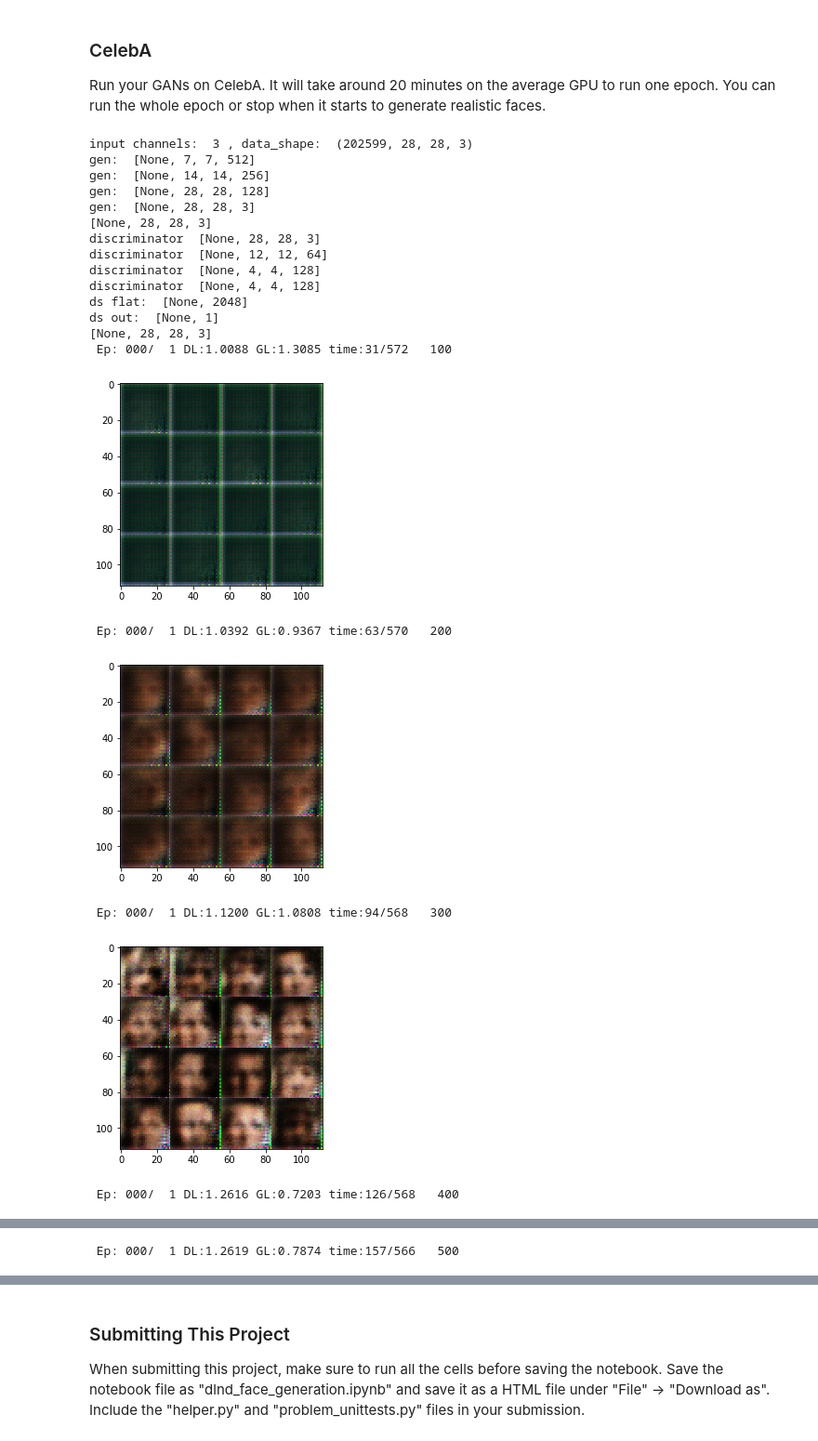
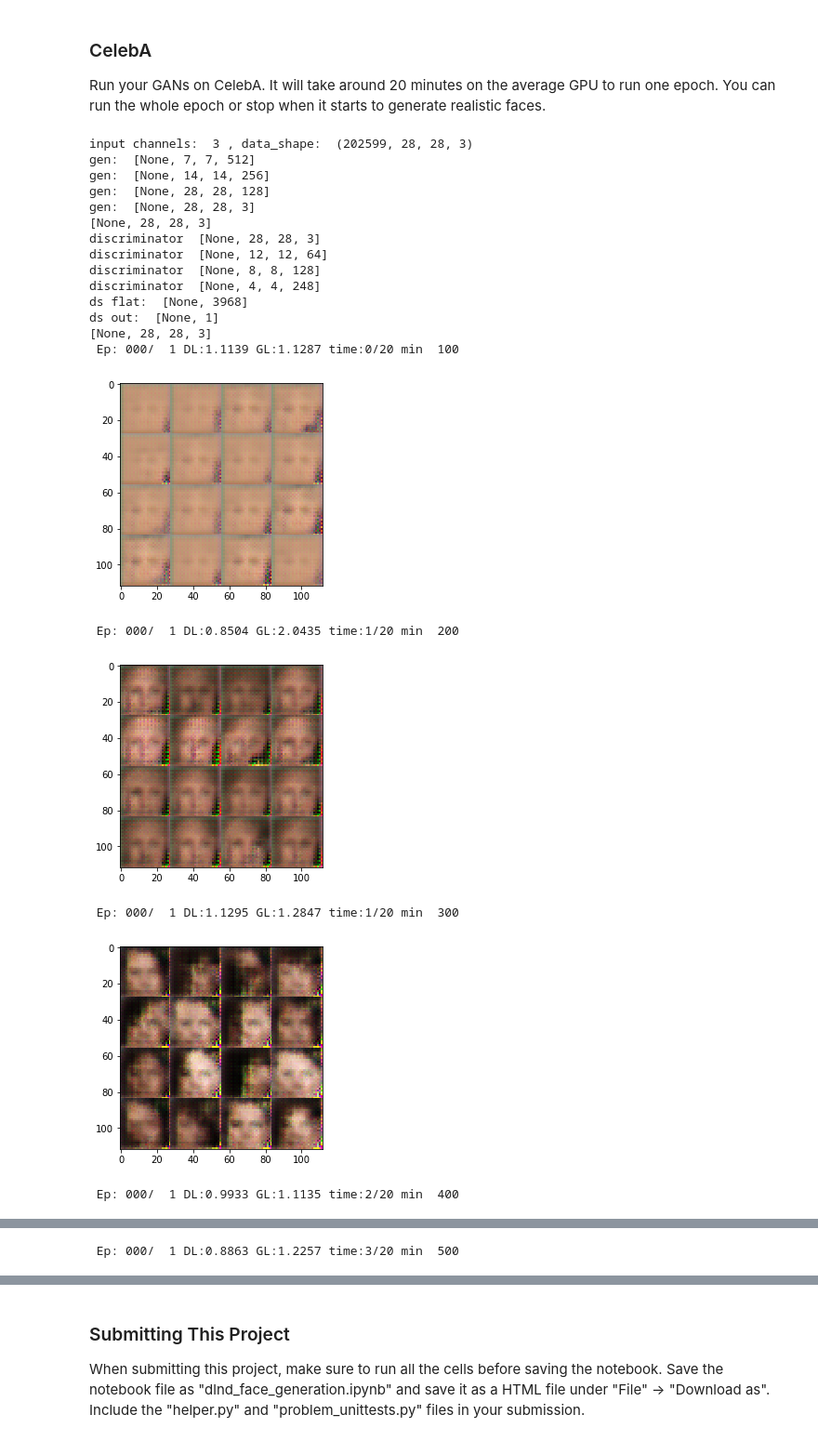
Before and after one commit to rally12/deep-learning, a Jupyter notebook: face_generation/dlnd_face_generation.ipynb, the cells around one changed output, grey strips where cells are left out. Shown at 93% size. Drawn from its saved outputs; the diff is of its cells as text; code cells hidden in the pictures.

```diff
--- a/face_generation/dlnd_face_generation.ipynb
+++ b/face_generation/dlnd_face_generation.ipynb
@@ -157,14 +157,14 @@ def discriminator(images, reuse=False):
         discriminator = tf.maximum(discriminator, tf.multiply(alpha, discriminator))
         if(not reuse):print("discriminator ", discriminator.get_shape().as_list())
 
-        discriminator = tf.layers.conv2d (discriminator, 128, (5,5), strides=(2,2), activation=None,
+        discriminator = tf.layers.conv2d (discriminator, 128, (5,5), strides=(1,1), activation=None,
                                          kernel_initializer=tf.contrib.layers.xavier_initializer_conv2d())
         discriminator = tf.maximum(discriminator, tf.multiply(alpha, discriminator))
         if(not reuse):print("discriminator ", discriminator.get_shape().as_list())
 
-        #discriminator = tf.layers.conv2d (discriminator, 248, (5,5), strides=(1,1), activation=None,
-        #                                 kernel_initializer=tf.contrib.layers.xavier_initializer_conv2d())
-        #discriminator = tf.maximum(discriminator, tf.multiply(alpha, discriminator))
+        discriminator = tf.layers.conv2d (discriminator, 248, (5,5), strides=(1,1), activation=None,
+                                         kernel_initializer=tf.contrib.layers.xavier_initializer_conv2d())
+        discriminator = tf.maximum(discriminator, tf.multiply(alpha, discriminator))
         if(not reuse):print("discriminator ", discriminator.get_shape().as_list())
 
         ims=np.product(discriminator.get_shape().as_list()[1:])
@@ -173,10 +173,6 @@ def discriminator(images, reuse=False):
         if(not reuse):print("ds flat: ",discriminator.get_shape().as_list())
         discriminator = tf.contrib.layers.fully_connected(
             discriminator, num_outputs= int(ims*0.5), activation_fn = None)
-        discriminator = tf.maximum(discriminator, tf.multiply(alpha, discriminator))
-
-        discriminator = tf.contrib.layers.fully_connected(
-            discriminator, num_outputs= int(ims*0.25), activation_fn = None)
         discriminator = tf.maximum(discriminator, tf.multiply(alpha, discriminator))
 
         discriminator = tf.layers.dense(
@@ -472,9 +468,9 @@ def train(epoch_count, batch_size, z_dim, learning_rate, beta1, get_batches, dat
                         input_z: batch_z
                     })
 
-                    tspan = time.time()-start_time
-                    eta = (int(1800 * tspan/(i)))
-                    print("\r Ep: {:03d}/{:3d} DL:{:.4f} GL:{:.4f} time:{:d}/{:d}  ".format(
+                    tspan = (time.time()-start_time)/60
+                    eta = (int(data_shape[0] * tspan/(i*batch_size)))
+                    print("\r Ep: {:03d}/{:3d} DL:{:.4f} GL:{:.4f} time:{:d}/{:d} min ".format(
                         epoch_i, epoch_count, d_accute_loss, g_accute_loss, int(tspan), eta), i)
 
                     show_generator_output(sess, 16, input_z, input_channels, data_image_mode)
@@ -532,37 +529,37 @@ Run your GANs on CelebA.  It will take around 20 minutes on the average GPU to r
 # %%
 batch_size = 64
 z_dim = 100
-learning_rate = 0.00013
-beta1 = 0.1
-
+learning_rate = 0.0003
+beta1 = 0.45
+tf.set_random_seed(5)
 
 """
 DON'T MODIFY ANYTHING IN THIS CELL THAT IS BELOW THIS LINE
 """
 epochs = 1
 
 celeba_dataset = helper.Dataset('celeba', glob(os.path.join(data_dir, 'img_align_celeba/*.jpg')))
 with tf.Graph().as_default():
     train(epochs, batch_size, z_dim, learning_rate, beta1, celeba_dataset.get_batches,
           celeba_dataset.shape, celeba_dataset.image_mode)
 # %% [output]
 input channels:  3 , data_shape:  (202599, 28, 28, 3)
 gen:  [None, 7, 7, 512]
 gen:  [None, 14, 14, 256]
 gen:  [None, 28, 28, 128]
 gen:  [None, 28, 28, 3]
 [None, 28, 28, 3]
 discriminator  [None, 28, 28, 3]
 discriminator  [None, 12, 12, 64]
-discriminator  [None, 4, 4, 128]
-discriminator  [None, 4, 4, 128]
-ds flat:  [None, 2048]
+discriminator  [None, 8, 8, 128]
+discriminator  [None, 4, 4, 248]
+ds flat:  [None, 3968]
 ds out:  [None, 1]
 [None, 28, 28, 3]
- Ep: 000/  1 DL:1.0088 GL:1.3085 time:31/572   100
+ Ep: 000/  1 DL:1.1139 GL:1.1287 time:0/20 min  100
-[figure, old version]
+[figure, new version]
- Ep: 000/  1 DL:1.0392 GL:0.9367 time:63/570   200
+ Ep: 000/  1 DL:0.8504 GL:2.0435 time:1/20 min  200
-[figure, old version]
+[figure, new version]
- Ep: 000/  1 DL:1.1200 GL:1.0808 time:94/568   300
+ Ep: 000/  1 DL:1.1295 GL:1.2847 time:1/20 min  300
-[figure, old version]
+[figure, new version]
- Ep: 000/  1 DL:1.2616 GL:0.7203 time:126/568   400
+ Ep: 000/  1 DL:0.9933 GL:1.1135 time:2/20 min  400
@@ -570 +567 @@ ds out:  [None, 1]
- Ep: 000/  1 DL:1.2619 GL:0.7874 time:157/566   500
+ Ep: 000/  1 DL:0.8863 GL:1.2257 time:3/20 min  500
```
Also changed, not shown: parts of 4 cells of this notebook, 1 other file.
